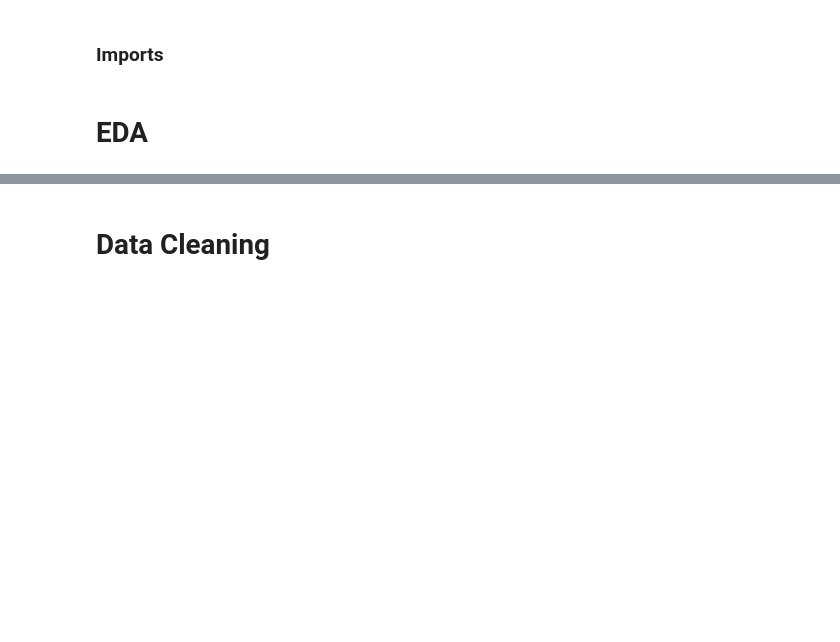
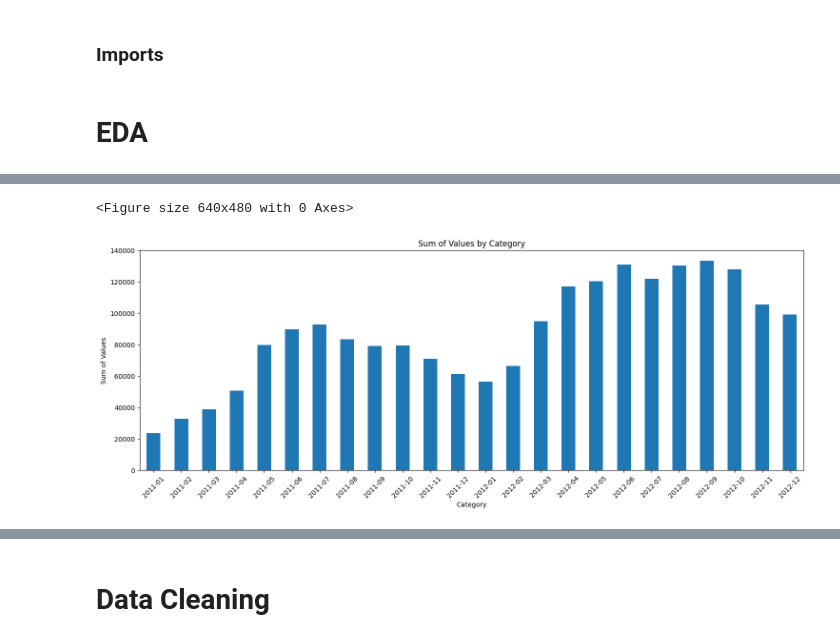
Before and after one commit to leonardotonelli/BikeSharing, a Jupyter notebook: bike-sharing-v1.ipynb, the cells around one changed output, grey strips where cells are left out. Drawn from its saved outputs; the diff is of its cells as text; code cells hidden in the pictures; blank space fills up the shorter version.

```diff
--- a/bike-sharing-v1.ipynb
+++ b/bike-sharing-v1.ipynb
@@ -10,5 +10,14 @@ import matplotlib.pyplot as plt
 # %%
 df = pd.read_csv("/kaggle/input/bike-sharing-demand/train.csv")
 count = df["count"]
-temp = df["atemp"]
-sns.scatterplot(x = count, y = temp, hue= df["workingday"])
+atemp = df["atemp"]
+temp = df["temp"]
+datetime = df["datetime"]
+humidity = df["humidity"]
+wind = df["windspeed"]
+season = df["season"]
+holiday = df["holiday"]
+workingday = df["workingday"]
+weather = df["weather"]
+casual = df["casual"]
+registered = df["registered"]
@@ -22,0 +65,15 @@ sns.barplot(data = df, x = "holiday", y="count", hue="weather")
+# %%
+datetime_mo = np.vectorize(lambda x: x[:7])(datetime)
+df["temp_mo"] = datetime_mo
+subsums_mo = df.groupby("temp_mo")["count"].sum()
+plt.clf()
+plt.figure(figsize=(18, 6))
+subsums_mo.plot(kind='bar')
+plt.xlabel('Category')
+plt.ylabel('Sum of Values')
+plt.title('Sum of Values by Category')
+plt.xticks(rotation=45)
+plt.show()
+# %% [output]
+<Figure size 640x480 with 0 Axes>
+[figure, added]
```
Also changed, not shown: parts of 7 cells of this notebook.
